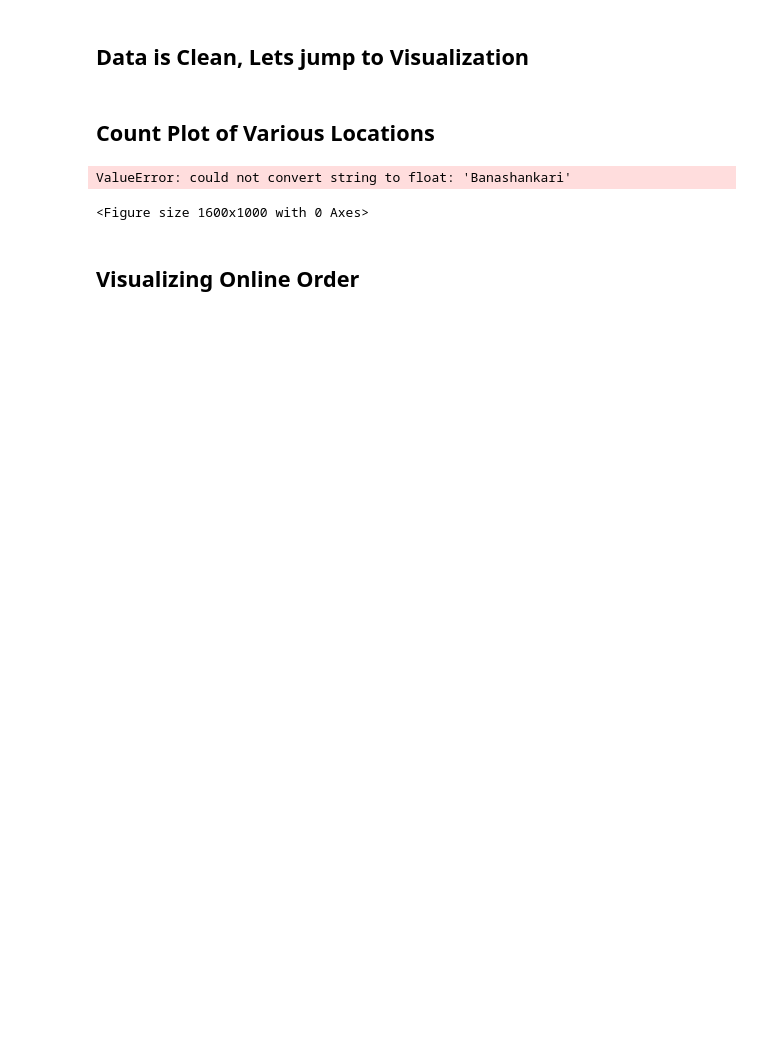
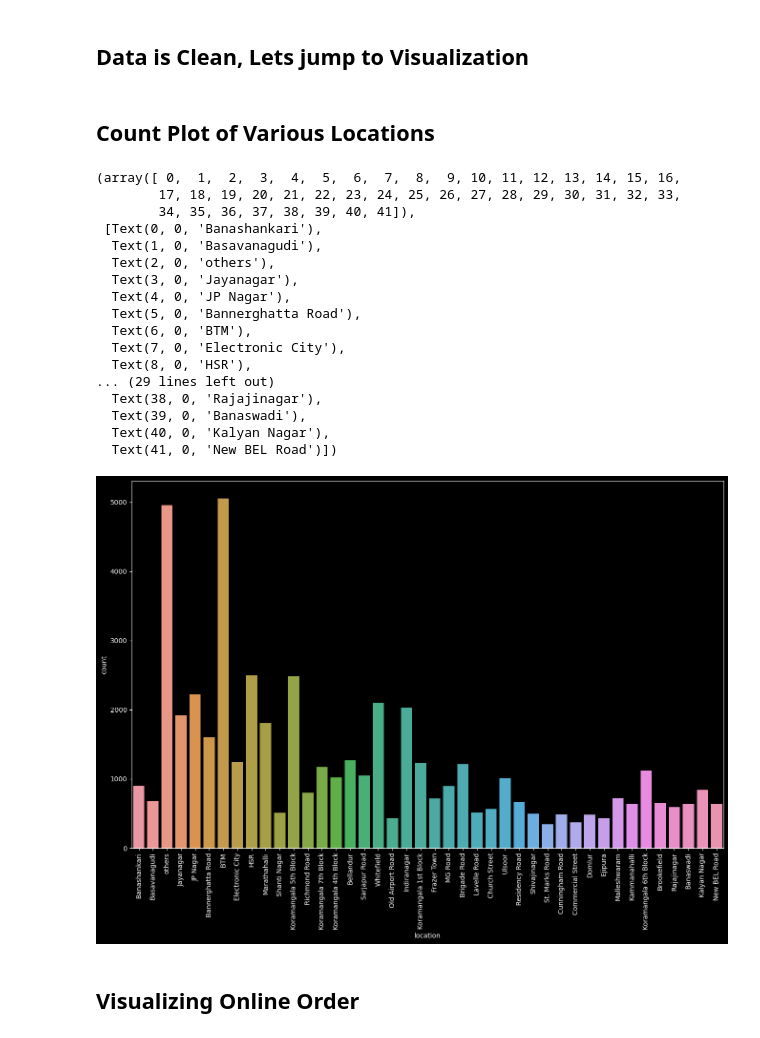
Before and after one commit to MimiChechelli/Zomato-Data-Set-Analysis-Visualization, a Jupyter notebook: zomato-data-set-analysis-visualization.ipynb, the cells around one changed output. Drawn from its saved outputs; the diff is of its cells as text; code cells hidden in the pictures; blank space fills up the shorter version.

```diff
--- a/zomato-data-set-analysis-visualization.ipynb
+++ b/zomato-data-set-analysis-visualization.ipynb
@@ -375,11 +381,27 @@ df.head()
 ## Count Plot of Various Locations
 # %%
 plt.figure(figsize = (16,10))
-ax = sns.countplot(df['location'])
+ax = sns.countplot(x='location', data=df)
 plt.xticks(rotation=90)
 # %% [output]
-ValueError: could not convert string to float: 'Banashankari'
+(array([ 0,  1,  2,  3,  4,  5,  6,  7,  8,  9, 10, 11, 12, 13, 14, 15, 16,
+        17, 18, 19, 20, 21, 22, 23, 24, 25, 26, 27, 28, 29, 30, 31, 32, 33,
+        34, 35, 36, 37, 38, 39, 40, 41]),
+ [Text(0, 0, 'Banashankari'),
+  Text(1, 0, 'Basavanagudi'),
+  Text(2, 0, 'others'),
+  Text(3, 0, 'Jayanagar'),
+  Text(4, 0, 'JP Nagar'),
+  Text(5, 0, 'Bannerghatta Road'),
+  Text(6, 0, 'BTM'),
+  Text(7, 0, 'Electronic City'),
+  Text(8, 0, 'HSR'),
+... (29 lines left out)
+  Text(38, 0, 'Rajajinagar'),
+  Text(39, 0, 'Banaswadi'),
+  Text(40, 0, 'Kalyan Nagar'),
+  Text(41, 0, 'New BEL Road')])
-<Figure size 1600x1000 with 0 Axes>
+[figure, added]
 # %% [markdown]
 ## Visualizing Online Order
 # %%
```
Also changed, not shown: parts of 11 cells of this notebook, 2 other files.
